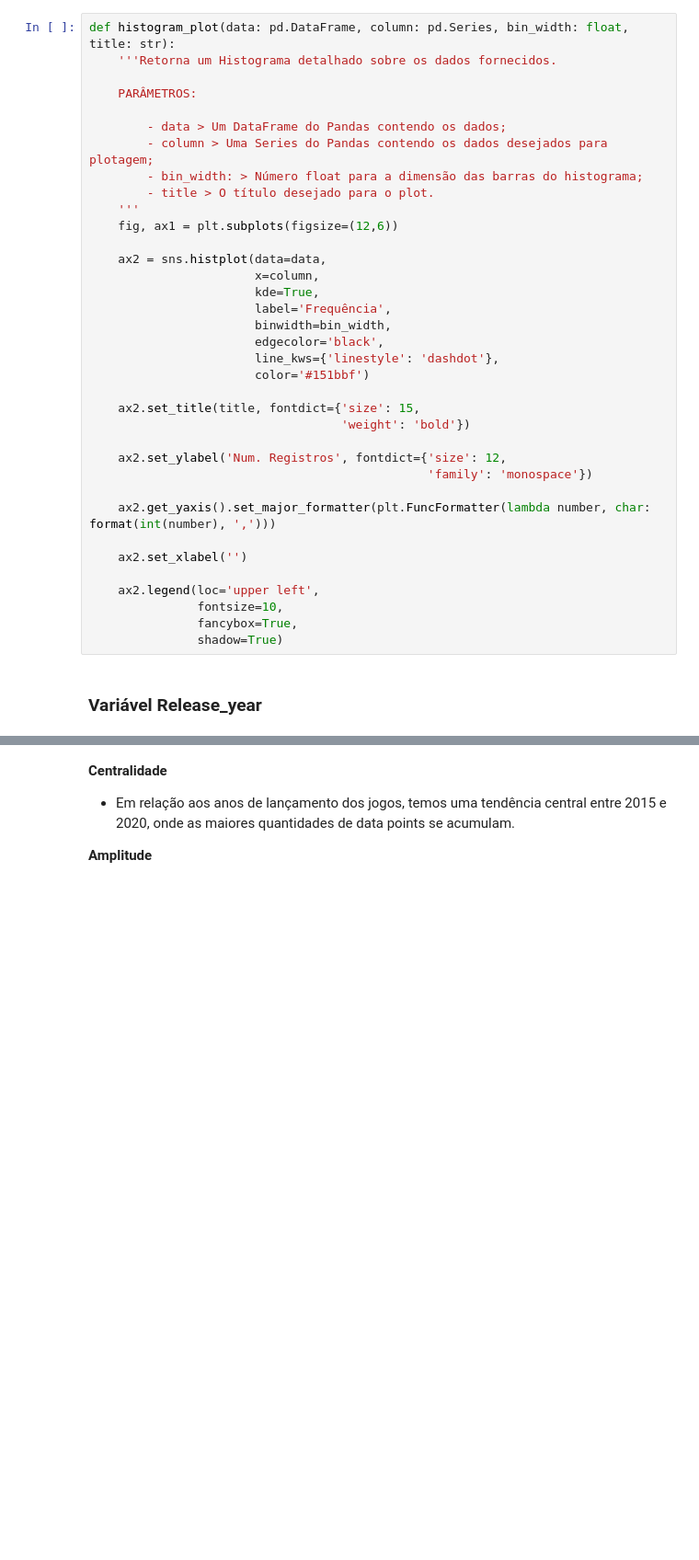
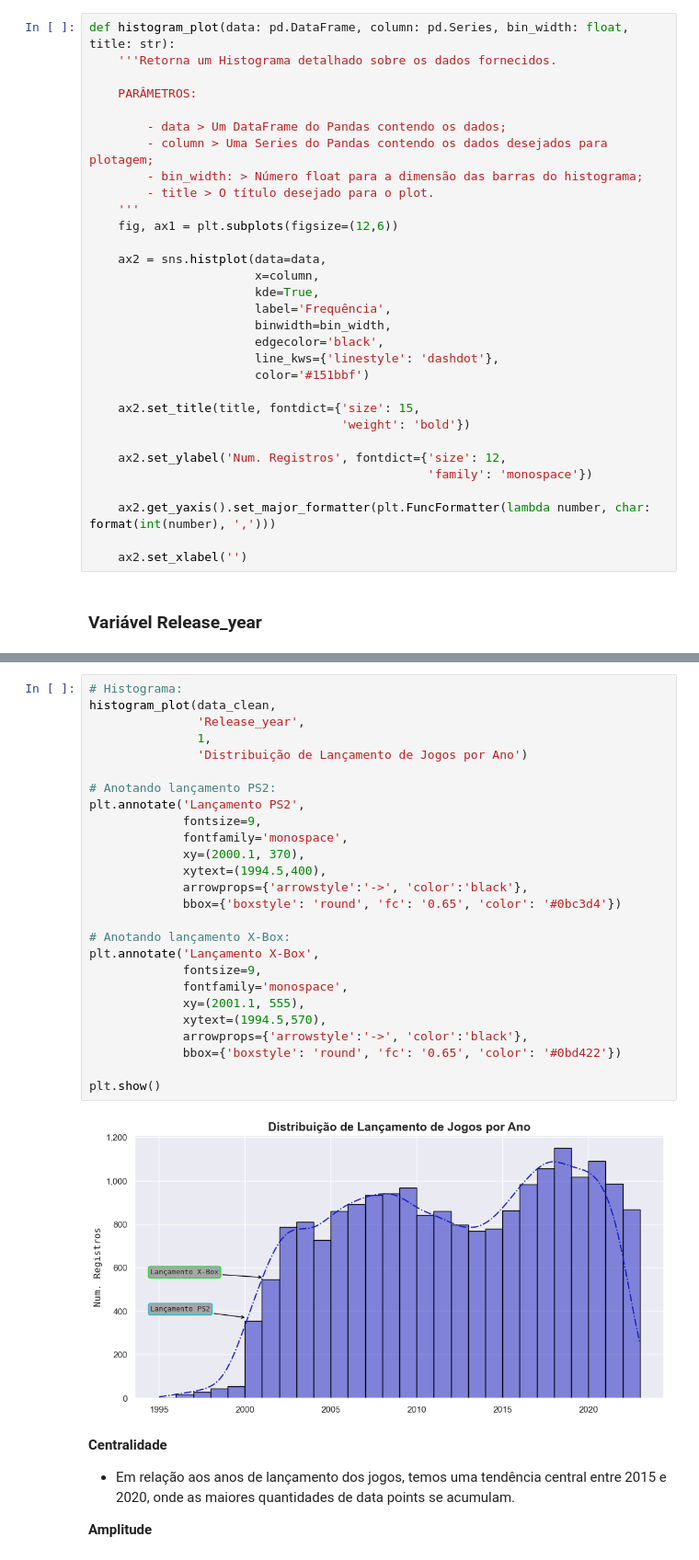
Before and after one commit to JoSEPHDev2022/Metacritc_Scores_Video_Games, a Jupyter notebook: analise_descritiva.ipynb, the cells around one changed output, grey strips where cells are left out. Shown: that part at 92% size. Cells and saved outputs as stored; diff of their text form; blank space fills up the shorter version.

```diff
--- a/analise_descritiva.ipynb
+++ b/analise_descritiva.ipynb
@@ -653,10 +653,5 @@ def histogram_plot(data: pd.DataFrame, column: pd.Series, bin_width: float, titl
     ax2.get_yaxis().set_major_formatter(plt.FuncFormatter(lambda number, char: format(int(number), ',')))
 
     ax2.set_xlabel('')
-
-    ax2.legend(loc='upper left',
-               fontsize=10,
-               fancybox=True,
-               shadow=True)
 # %% [markdown]
 ### **Variável Release_year**
@@ -668,3 +658,31 @@ histogram_plot(data_clean, 'Release_year', 1, 'Distribuição de Lançamento de
+# %%
+# Histograma:
+histogram_plot(data_clean,
+               'Release_year',
+               1,
+               'Distribuição de Lançamento de Jogos por Ano')
+
+# Anotando lançamento PS2:
+plt.annotate('Lançamento PS2',
+             fontsize=9,
+             fontfamily='monospace',
+             xy=(2000.1, 370),
+             xytext=(1994.5,400),
+             arrowprops={'arrowstyle':'->', 'color':'black'},
+             bbox={'boxstyle': 'round', 'fc': '0.65', 'color': '#0bc3d4'})
+
+# Anotando lançamento X-Box:
+plt.annotate('Lançamento X-Box',
+             fontsize=9,
+             fontfamily='monospace',
+             xy=(2001.1, 555),
+             xytext=(1994.5,570),
+             arrowprops={'arrowstyle':'->', 'color':'black'},
+             bbox={'boxstyle': 'round', 'fc': '0.65', 'color': '#0bd422'})
+
+plt.show()
+# %% [output]
+[figure, added]
 # %% [markdown]
 **Centralidade**
 
```
Also changed, not shown: parts of 34 cells of this notebook.
